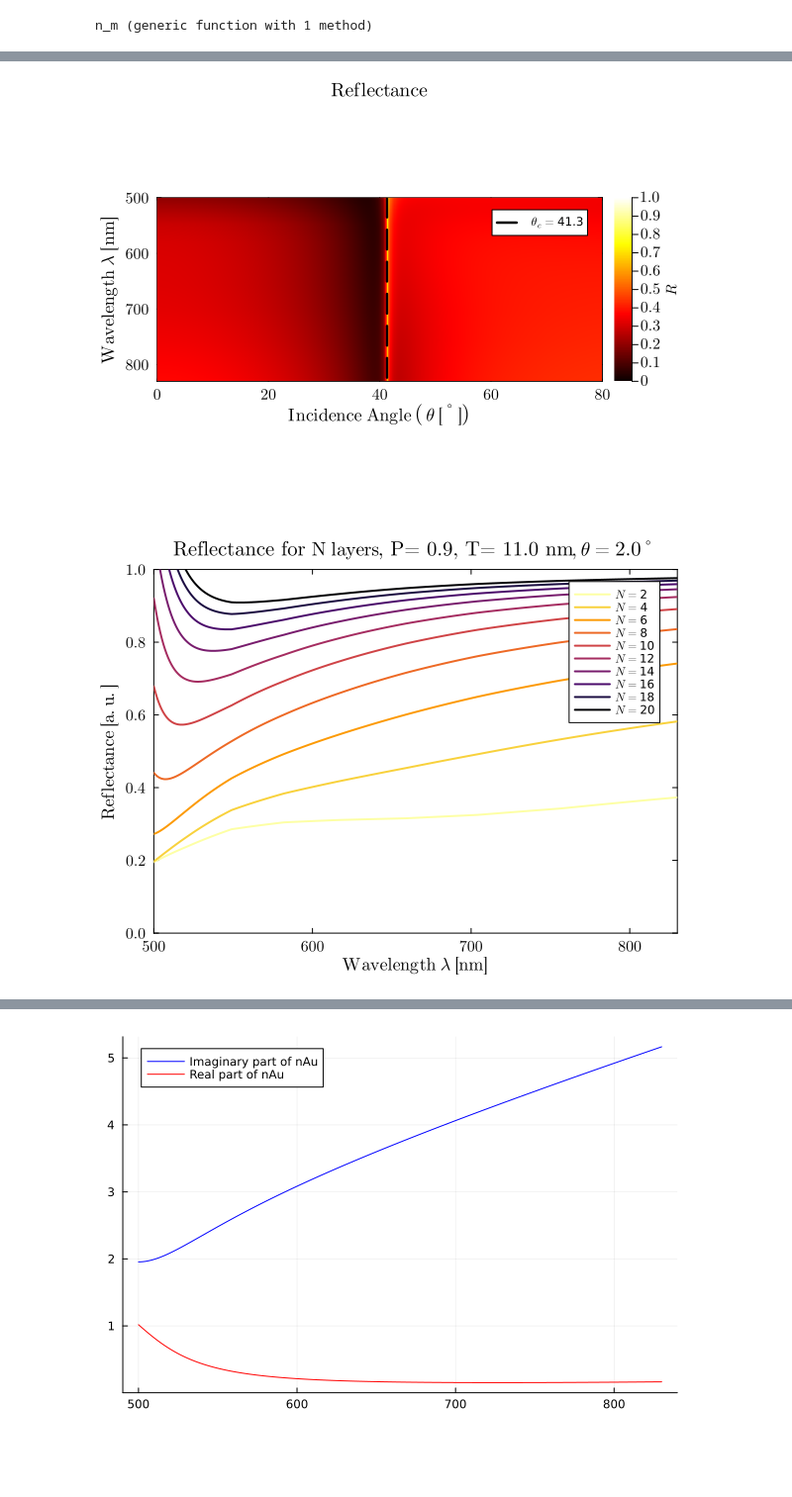
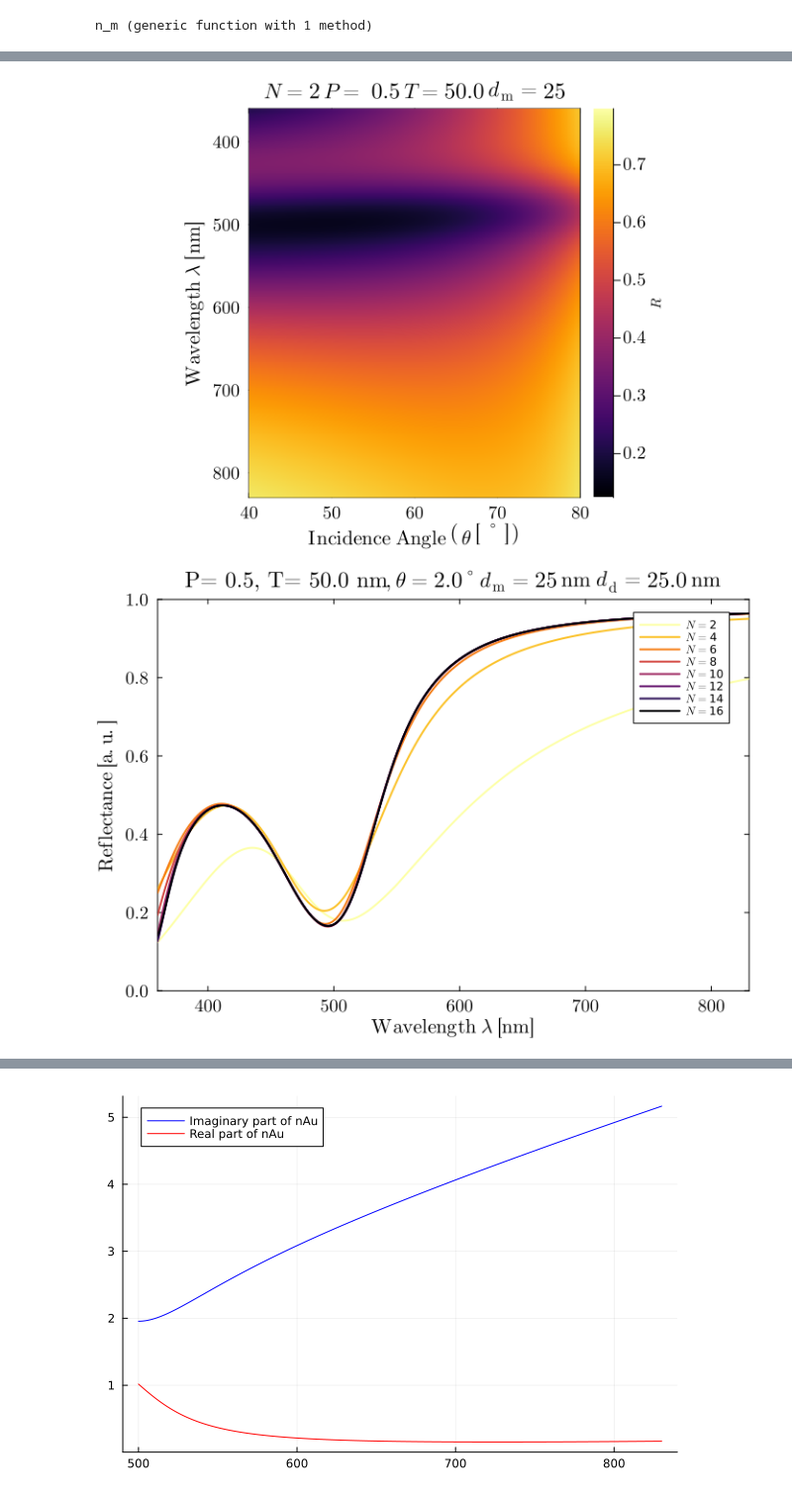
Before and after one commit to ArifMoranV/Optics, a Jupyter notebook: matrixmthd.ipynb, the cells around one changed output, grey strips where cells are left out. Shown at 99% size. Saved outputs shown, nothing was run; the diff lists cells and outputs as text; code cells hidden in the pictures; blank space fills up the shorter version.

Commit message:
Added graphs differt N,P,dm

```diff
--- a/matrixmthd.ipynb
+++ b/matrixmthd.ipynb
@@ -143,5 +139,14 @@ ang = deg2rad.(ang_inc);
 # %%
-results = Timmy.(Ref(lam), Ref(ang), N; k0=k0, pol=pol, dd=dd, dm=dm);
+N = collect(range(2, 16, step=2))           # number of thin films (intermediate layers)
+# ---------------
+# Layer Parameters
+# ----------------
+P=0.5#30/33
+dm= 25 #nm
+
+####
+results = Timmy.(Ref(lam), Ref(ang), N, dm,P; k0=k0, pol=pol);
+#results = Timmy.(lam, ang, N; k0=k0, pol=pol, dd=dd, dm=dm);
 #Rf, Tr, ThetaC, RfAux=Timmy.(lam, ang, Ref(N); k0=k0,pol=pol, dd=dd, dm=dm);
 
 L, M = size(results[1][1])   # size of each matrix
@@ -161,55 +166,53 @@ end
 # %%
 # --- General plotting style ---
 default(
     framestyle = :box,
     legend = :topright,
-    guidefont = font(12, "Computer Modern"),
-    tickfont = font(10, "Computer Modern"),
-    titlefont = font(13, "Computer Modern"),
+    guidefont = font(14, "Computer Modern"),
+    tickfont = font(12, "Computer Modern"),
+    titlefont = font(15, "Computer Modern"),
     grid = false,
-    size = (600, 450)
+    size = (700, 500)
 )
 
 # --- Heatmap plot ---
 p1 = heatmap(
     ang_inc,
     real.(lam),
     Rf3D[:,:,1];
-    xlabel = L"\mathrm{Incidence\ Angle\ }\left(\theta\ [^\circ]\right)",
+    xlabel = L"\mathrm{Incidence\ Angle\ }\left(\theta\ \left[^\circ\right]\right)",
     ylabel = L"\mathrm{Wavelength\ }\lambda\ [\mathrm{nm}]",
-    title = L"\mathrm{Reflectance}",
+    title = L"N="*string(N[1])*L"\ P= \ "*string(round(P,digits=2))*L"\ T="*string(round(T1))*L"\ d_\mathrm{m}="*string(dm),#L"\mathrm{Reflectance\ for\ N=} " * string(N[1]),
     colorbar_title = L"R",
-    color = :hot,
+    color = :inferno,
     ylim = (lam_ini, lam_fin),
-    xlim = (0, ang_fin),
+    xlim = (40, ang_fin),
     yflip = true,
     aspect_ratio = 0.1,          # ⟵ adjust this           # ⟵ bigger and proportioned
-    clims = (0, 1),
+    #clims = (0, 1),
     framestyle = :box
-)
-
 # --- Add critical angle trace ---
-vline!(
-    p1,
-    [ThetaC],
-    lw = 2.5,
-    lc = :black,
-    ls = :dash,
-    label = L"\theta_c="*string(round(ThetaC, digits=2))
-)
+# vline!(
+#     p1,
+#     [ThetaC],
+#     lw = 2.5,
+#     lc = :green,
+#     ls = :dash,
+#     label = L"\theta_c="*string(round(ThetaC, digits=2))
+ )
 
 
 # --- Final adjustments ---
 #annotate!(
 #    0.85 * ang_fin, lam_ini + 0.05*(lam_fin - lam_ini),
 #    text(L"\mathrm{TiO_2\ Interface}", 10, :white, :right)
 #)
-
-savefig("ReflectanceMap.svg")
-savefig("ReflectanceMap.png")
+name="ReflectanceMap"*"p"*string(round(P,digits=2))*"T"*string(round(T1))*"dm"*string(dm)
+savefig(name*".svg")
+savefig(name*".png")
 display(p1)
 # %% [output]
-[figure, old version]
+[figure, new version]
 # %%
 iθ=21  ###θ = 45 de
 #colors = [:red :blue :green]
@@ -223,22 +226,22 @@ p3 = plot(
     label = L"N= " .* string.(N'),
     color = permutedims(colors),  # Reshape to match line orientation
     xlims = (lam_ini, lam_fin),
-    ylims = (0, 1),
-    title = "Reflectance for " * L"\mathrm{N\ layers}" * ", P= " * string(P) * ", T= " * string(round(T1)) * " nm" * L",\theta= " * string(ang_inc[iθ]) * L"^\circ",
+    ylims = (-0, 1),
+    title = "P= " * string(round(P,digits=2)) * ", T= " * string(round(T1)) * " nm" * L",\theta= " * string(ang_inc[iθ]) * L"^\circ"*L"d_\mathrm{m}= "*string(round(dm))*L"\ \mathrm{nm}"*L"\ d_\mathrm{d}= "*string(round(dd))*L"\ \mathrm{nm}",#"Reflectance for " * L"\mathrm{N\ layers}" * ",
     ylabel = L"\mathrm{Reflectance\ [a.u.]}",
     xlabel = L"\mathrm{Wavelength \ \lambda\ [nm]}",
 )
 #plot!(lambda, Tr[:, iθ], lw=3, label=L"\mathrm{Transmission}", color=:blue,xlims=(lam_ini, lam_fin),ylims=(0,1))
 ###-------------
-
 #ylim!(-0.01, 1.01)
 #xlim!(ang_ini, ang_fin)
 
 #plot!(legend=:topright, title="Reflectance")
 #annotate!(680, 0.8,text(L"\theta=45^\circ", 15, :black, :right))
 
-savefig("Reflectancevslambda.svg")
-savefig("Reflectancevslambda.png")
+name="Reflectancevslambda"*"p"*string(round(P,digits=2))*"T"*string(round(T1))*"dm"*string(dm)
+savefig(name*".svg")
+savefig(name*".png")
 display(p3)
 # %% [output]
-[figure, old version]
+[figure, new version]
```
Also changed, not shown: parts of 16 cells of this notebook, 38 other files.
